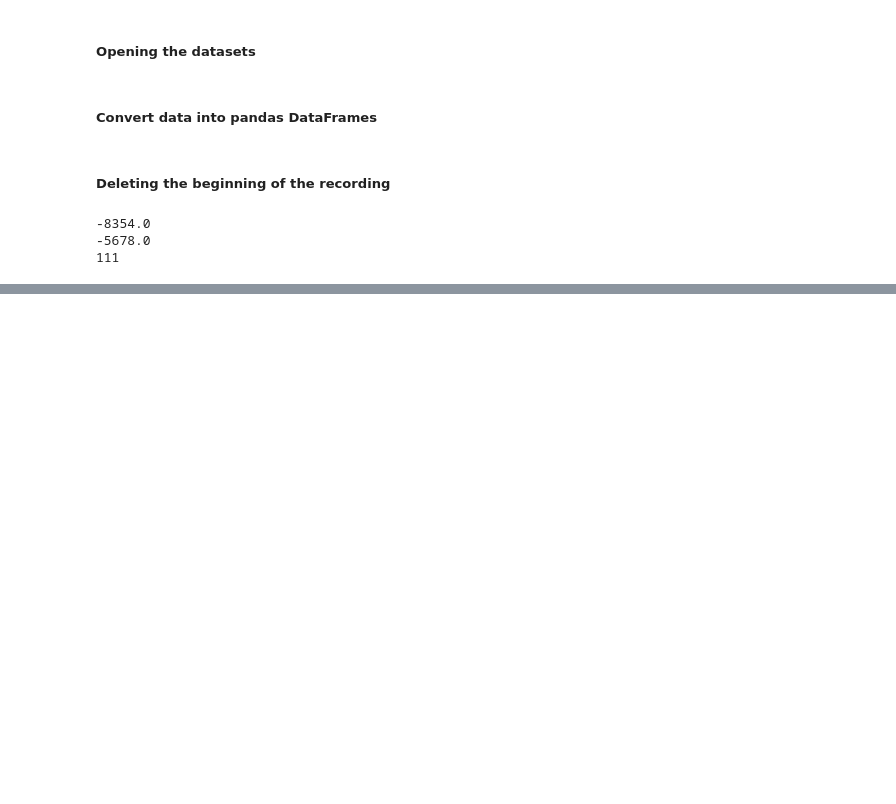
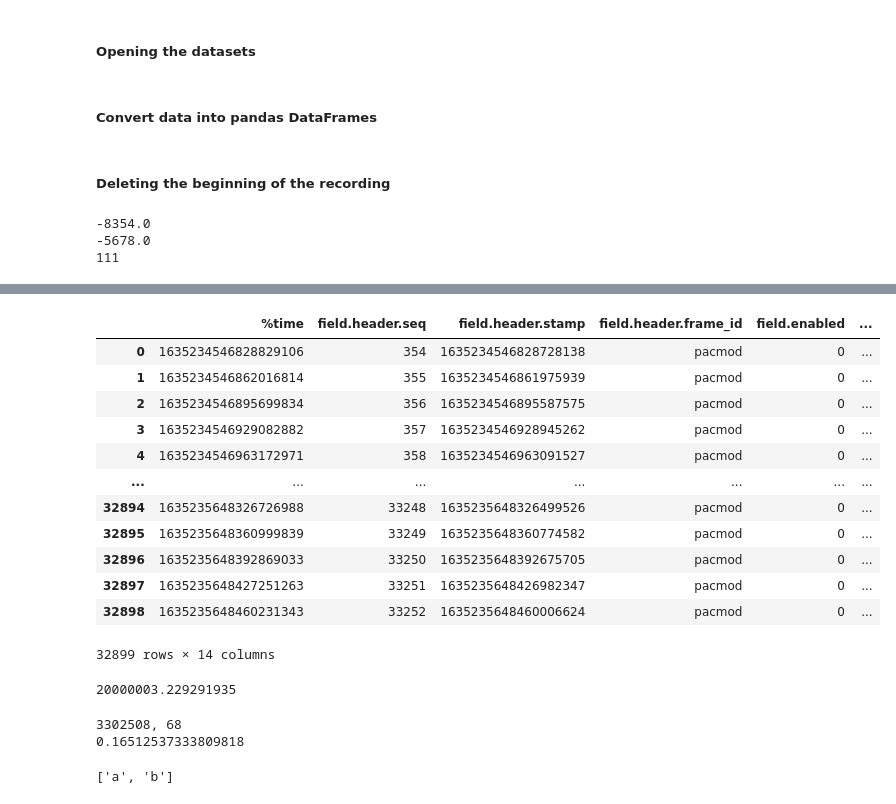
Before and after one commit to kaniser1/IDS_Project, a Jupyter notebook: D12_IDS_Project.ipynb, the cells around one changed output, grey strips where cells are left out. Saved outputs shown, nothing was run; the diff lists cells and outputs as text; code cells hidden in the pictures; blank space fills up the shorter version.

```diff
--- a/D12_IDS_Project.ipynb
+++ b/D12_IDS_Project.ipynb
@@ -118,0 +150,47 @@ pos_df
+# %%
+turn_df
+# %% [output]
+|  | %time | field.header.seq | field.header.stamp | field.header.frame_id | field.enabled | ... |
+| 0 | 1635234546828829106 | 354 | 1635234546828728138 | pacmod | 0 | ... |
+| 1 | 1635234546862016814 | 355 | 1635234546861975939 | pacmod | 0 | ... |
+| 2 | 1635234546895699834 | 356 | 1635234546895587575 | pacmod | 0 | ... |
+| 3 | 1635234546929082882 | 357 | 1635234546928945262 | pacmod | 0 | ... |
+| 4 | 1635234546963172971 | 358 | 1635234546963091527 | pacmod | 0 | ... |
+| ... | ... | ... | ... | ... | ... | ... |
+| 32894 | 1635235648326726988 | 33248 | 1635235648326499526 | pacmod | 0 | ... |
+| 32895 | 1635235648360999839 | 33249 | 1635235648360774582 | pacmod | 0 | ... |
+| 32896 | 1635235648392869033 | 33250 | 1635235648392675705 | pacmod | 0 | ... |
+| 32897 | 1635235648427251263 | 33251 | 1635235648426982347 | pacmod | 0 | ... |
+| 32898 | 1635235648460231343 | 33252 | 1635235648460006624 | pacmod | 0 | ... |
+32899 rows × 14 columns
+# %%
+#pos_df: 20000003.229291935
+#speed_df: 33486280.14943612
+#steer_df: 33485068.742158055
+#turn_df: 33486269.028086815
+results = [20000003.229291935, 33486280.14943612, 33485068.742158055, 33486269.028086815]
+print(min(results))
+# %% [output]
+20000003.229291935
+# %%
+def remove_closest_time():
+    closest = 10000000000000
+    index = 0
+    best_index = 0
+    freq = 33486269.028086815
+    pos_df_first = pos_df["field.header.stamp"][]
+    for time in turn_df["field.header.stamp"]:
+        if abs(pos_df_first - time) < closest:
+            closest = abs(pos_df_first - time)
+            best_index = index
+        index += 1
+    if (closest / freq) < 1:
+# %% [output]
+3302508, 68
+0.16512537333809818
+# %%
+abc = ["a","b","c"]
+ab = abc[0:2]
+ab
+# %% [output]
+['a', 'b']
```
Also changed, not shown: parts of 6 cells of this notebook.
